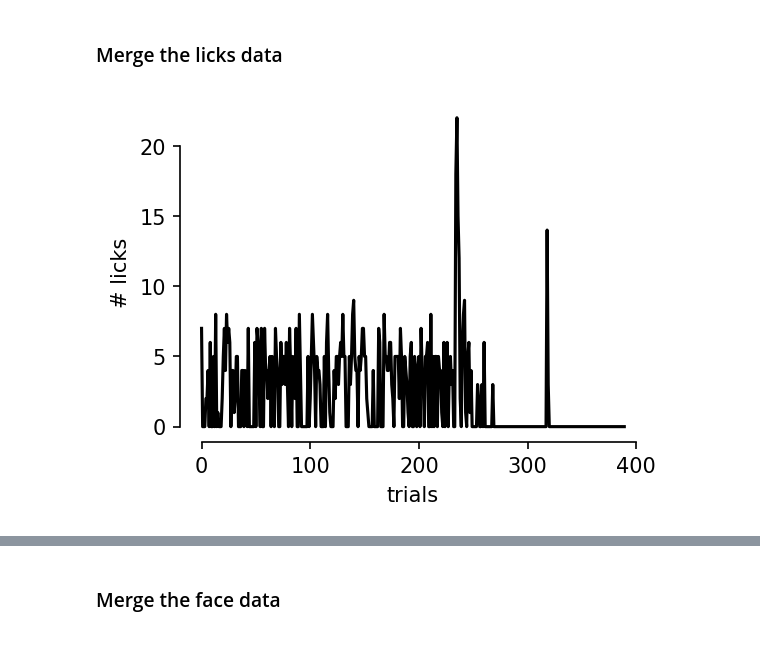
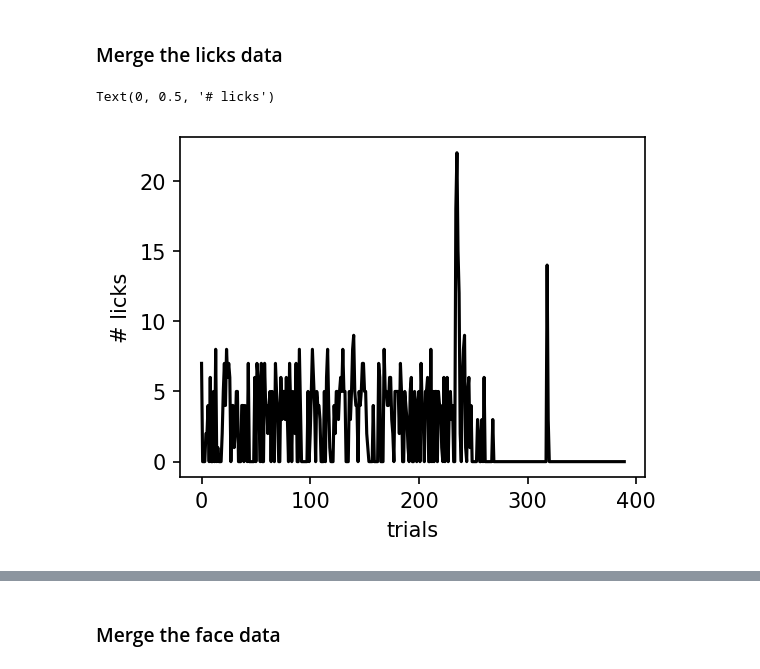
Before and after one commit to LenaGschossmann/iBOTS-Developing-Data-Analysis-Projects, a Jupyter notebook: session3/notebooks/3_identifying_repetitive_patterns.ipynb, the cells around one changed output, grey strips where cells are left out. Cells and saved outputs as stored; diff of their text form; code cells hidden in the pictures.

```diff
--- a/session3/notebooks/3_identifying_repetitive_patterns.ipynb
+++ b/session3/notebooks/3_identifying_repetitive_patterns.ipynb
@@ -71,8 +78,9 @@ licks_data = np.stack(licks_data)
 # %%
 fig, ax = plt.subplots(figsize=(4, 3), dpi=150)
 ax.plot(licks_data.sum(axis=1), c="k")
 ax.set_xlabel("trials")
 ax.set_ylabel("# licks")
-sns.despine(trim=True)
+# sns.despine(trim=True)
 # %% [output]
+Text(0, 0.5, '# licks')
-[figure, old version]
+[figure, new version]
```
Also changed, not shown: parts of 3 cells of this notebook.
